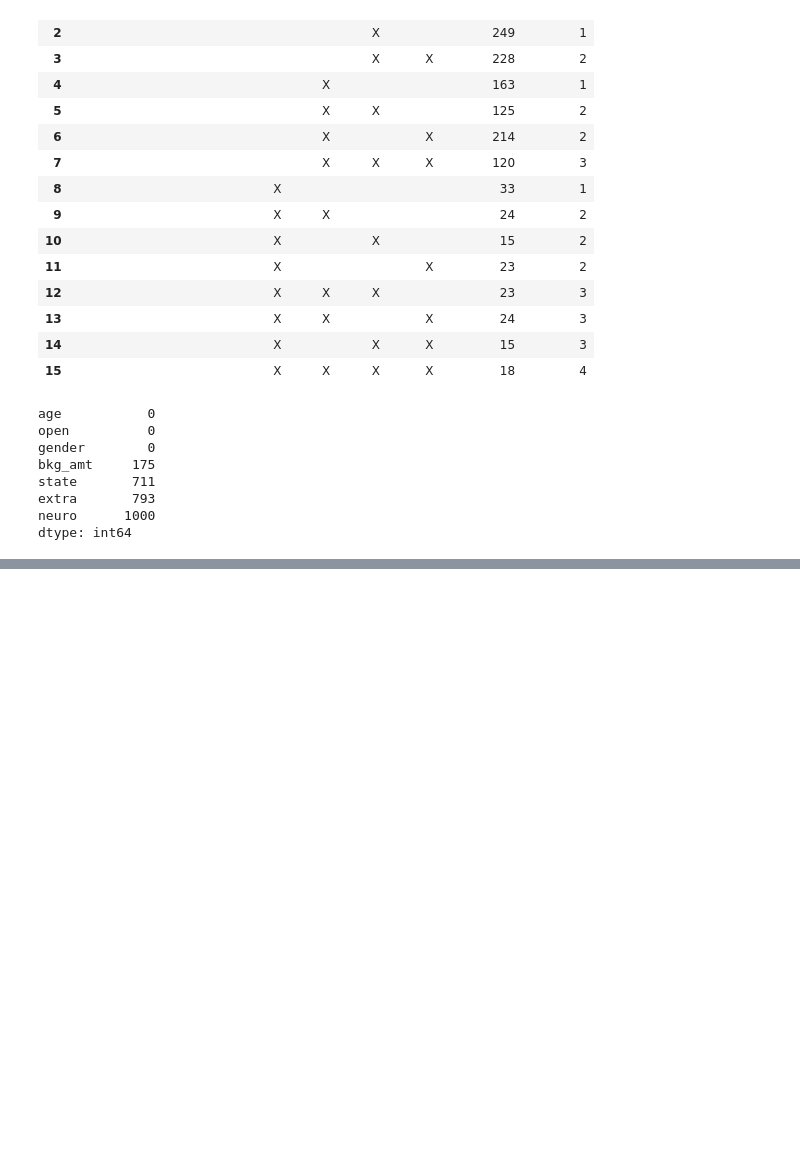
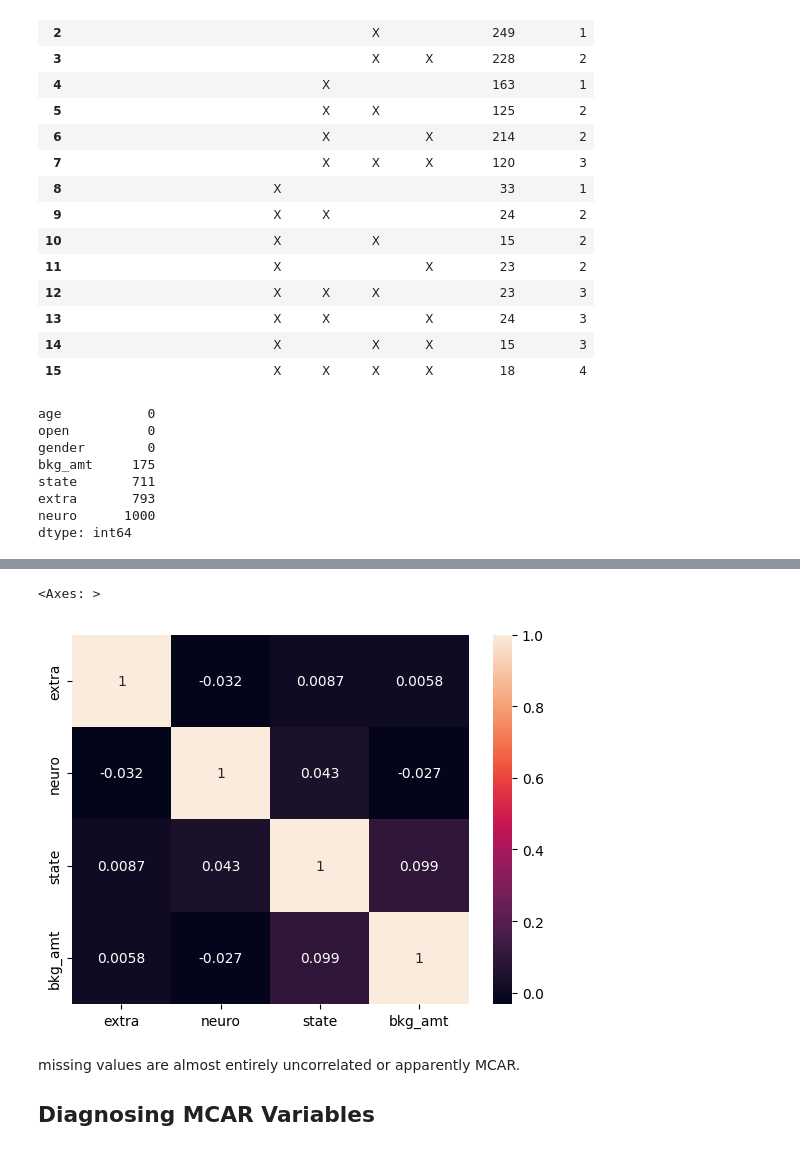
Before and after one commit to BryanEastman/BehavioralDataAnalysis, a Jupyter notebook: Chapter 6 - Handling missing data/Chapter 6.ipynb, the cells around one changed output, grey strips where cells are left out. Drawn from its saved outputs; the diff is of its cells as text; code cells hidden in the pictures; blank space fills up the shorter version.

```diff
--- a/Chapter 6 - Handling missing data/Chapter 6.ipynb
+++ b/Chapter 6 - Handling missing data/Chapter 6.ipynb
@@ -135,0 +159,11 @@ Notes:
+# %%
+available_data_missing = available_data.copy().drop(['age','open','gender'],axis=1).isna().corr()
+
+sns.heatmap(available_data_missing, annot=True)
+# %% [output]
+<Axes: >
+[figure, added]
+# %% [markdown]
+missing values are almost entirely uncorrelated or apparently MCAR.
+
+## Diagnosing MCAR Variables
```
Also changed, not shown: parts of 16 cells of this notebook.
